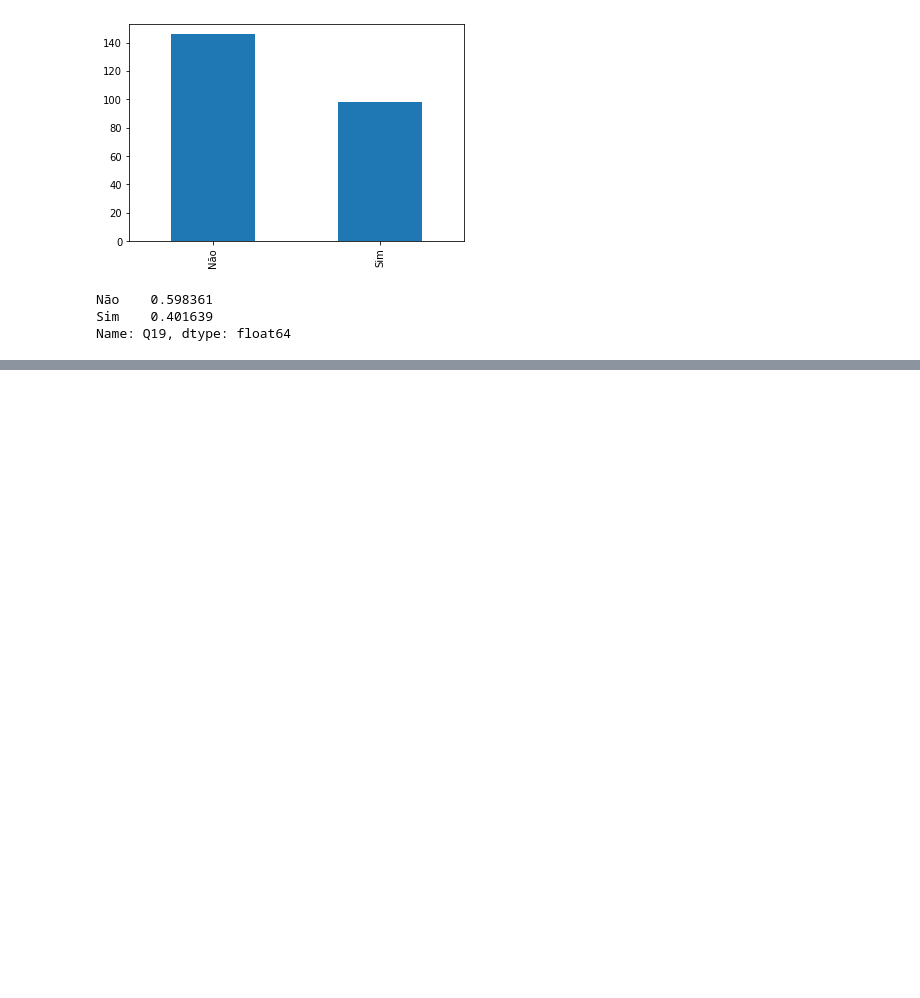
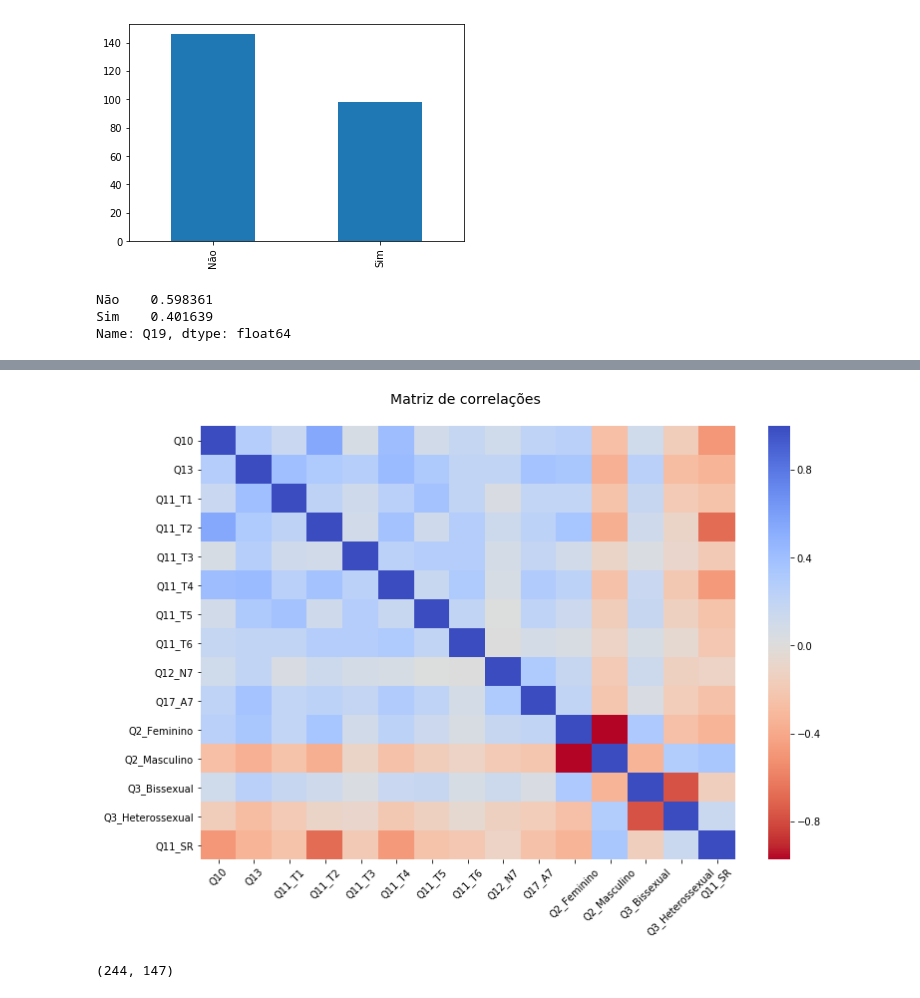
Before and after one commit to claytonrm/AnalisePreditivaSuicidio, a Jupyter notebook: AnalisePreditivaSuicidio.ipynb, the cells around one changed output, grey strips where cells are left out. Cells and saved outputs as stored; diff of their text form; code cells hidden in the pictures; blank space fills up the shorter version.

Commit message:
Finding some correlations

```diff
--- a/AnalisePreditivaSuicidio.ipynb
+++ b/AnalisePreditivaSuicidio.ipynb
@@ -801,0 +867,5 @@ Name: Q19, dtype: float64
+# %%
+corr_target = abs(corr["Q13"])
+
+#Selecionado somente possíveis correlações com a variável label
+relevant_features = corr_target[corr_target > 0.2]
@@ -801,0 +901,17 @@ Name: Q19, dtype: float64
+# %%
+f, (ax1) = plt.subplots(1, 1, figsize=(12, 8))
+
+relevant_corr = df[relevant_features.index].corr()
+chart = sns.heatmap(relevant_corr, cmap='coolwarm_r', annot_kws={'size':20}, ax=ax1)
+
+ax1.set_title("Matriz de correlações \n", fontsize=14)
+
+chart.set_xticklabels(chart.get_xticklabels(), rotation=45)
+
+plt.savefig('correlation_greater_02.png')
+# %% [output]
+[figure, added]
+# %%
+df.shape
+# %% [output]
+(244, 147)
```
Also changed, not shown: parts of 27 cells of this notebook.
